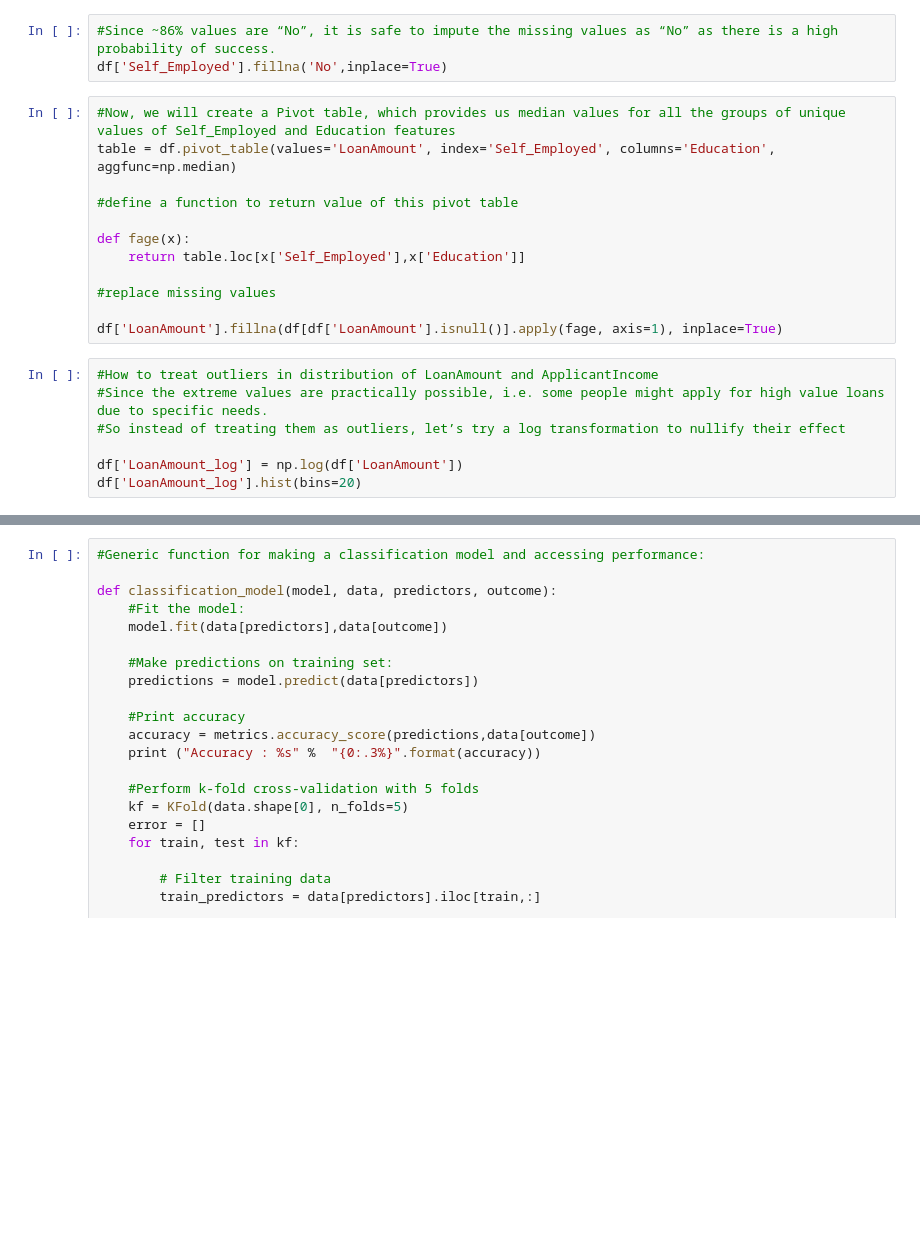
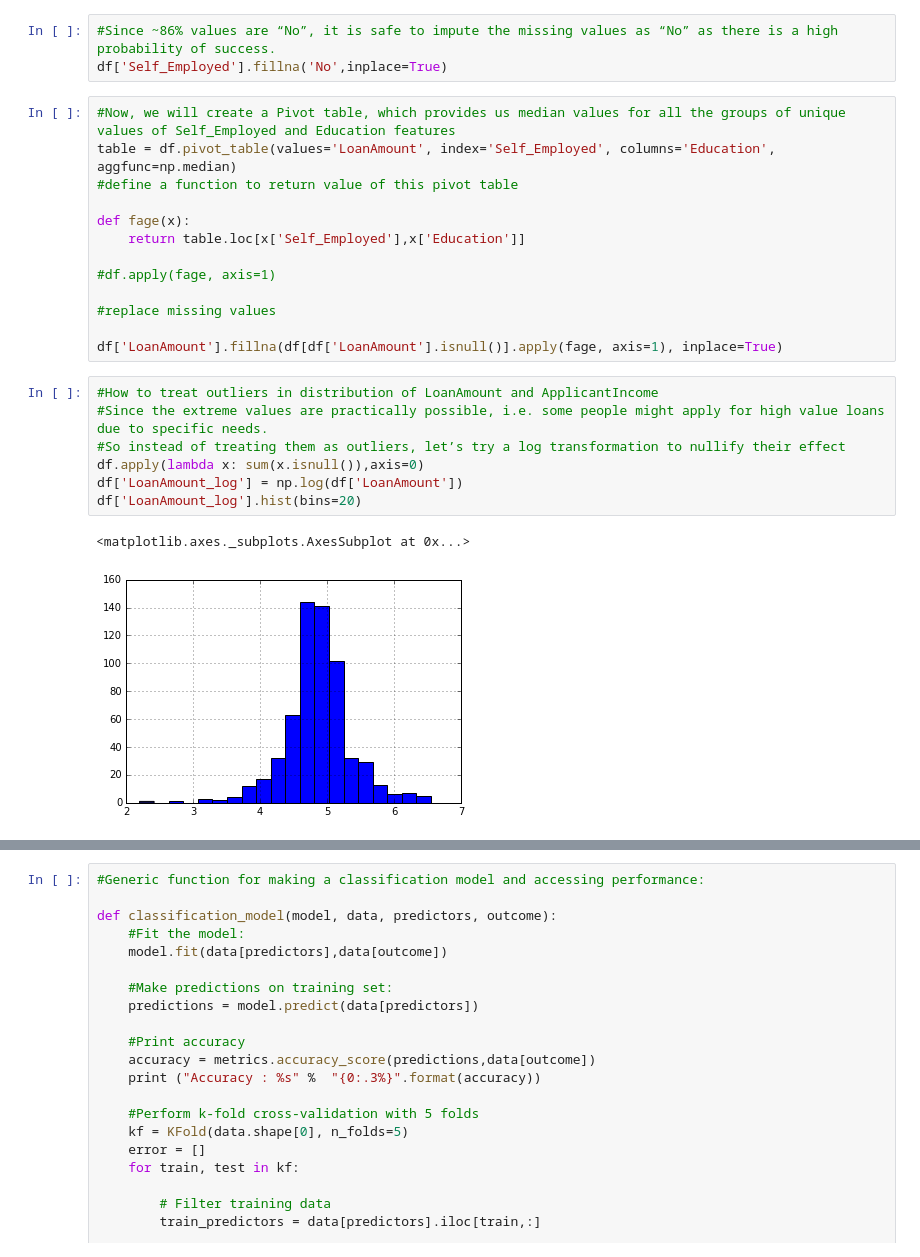
Before and after one commit to Deb23/Predicting-Loan-status-for-an-applicant, a Jupyter notebook: Predicting Loan Status.ipynb, the cells around one changed output, grey strips where cells are left out. Drawn from its saved outputs; the diff is of its cells as text; blank space fills up the shorter version.

```diff
--- a/Predicting Loan Status.ipynb
+++ b/Predicting Loan Status.ipynb
@@ -83,22 +176,26 @@ df['Self_Employed'].fillna('No',inplace=True)
 # %%
 #Now, we will create a Pivot table, which provides us median values for all the groups of unique values of Self_Employed and Education features
 table = df.pivot_table(values='LoanAmount', index='Self_Employed', columns='Education', aggfunc=np.median)
-
 #define a function to return value of this pivot table
 
 def fage(x):
     return table.loc[x['Self_Employed'],x['Education']]
 
+#df.apply(fage, axis=1)
+
 #replace missing values
 
 df['LoanAmount'].fillna(df[df['LoanAmount'].isnull()].apply(fage, axis=1), inplace=True)
 # %%
 #How to treat outliers in distribution of LoanAmount and ApplicantIncome
 #Since the extreme values are practically possible, i.e. some people might apply for high value loans due to specific needs.
 #So instead of treating them as outliers, let’s try a log transformation to nullify their effect
-
+df.apply(lambda x: sum(x.isnull()),axis=0)
 df['LoanAmount_log'] = np.log(df['LoanAmount'])
 df['LoanAmount_log'].hist(bins=20)
+# %% [output]
+<matplotlib.axes._subplots.AxesSubplot at 0x...>
+[figure, added]
 # %%
 #Coming to ApplicantIncome. One intuition can be that some applicants have lower income but strong support Co-applicants.
 #So it might be a good idea to combine both incomes as total income and take a log transformation of the same
```
Also changed, not shown: parts of 36 cells of this notebook.
